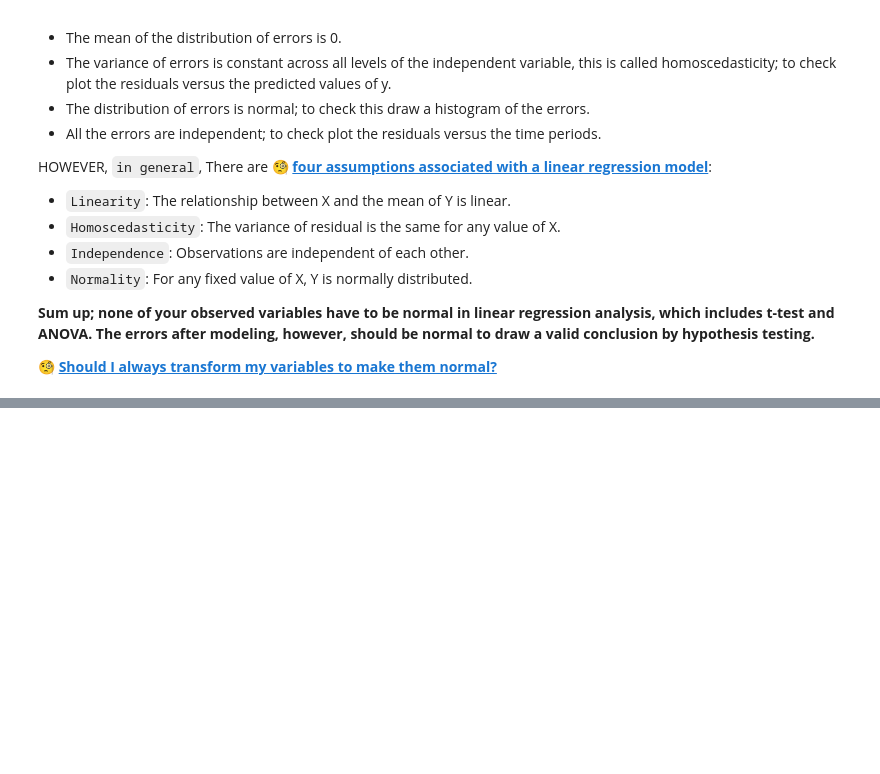
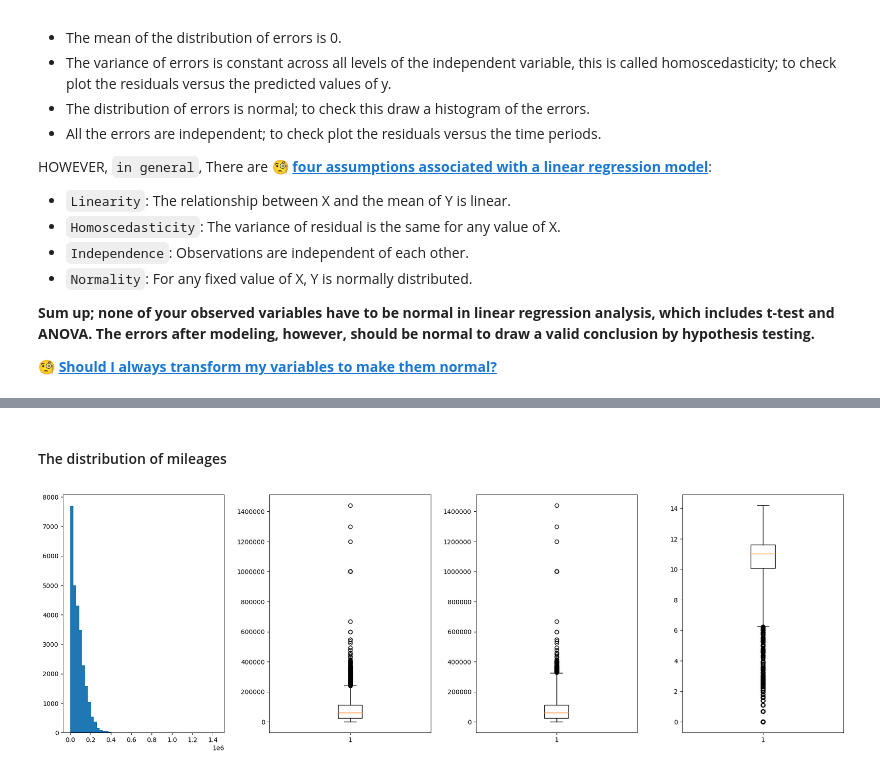
Before and after one commit to bilal-ozgur/AutoScout_Car_Price_Prediction_EDA, a Jupyter notebook: Project Solution/Car-Price-Prediction-EDA-Handling-Outliers-03.ipynb, the cells around one changed output, grey strips where cells are left out. Drawn from its saved outputs; the diff is of its cells as text; code cells hidden in the pictures; blank space fills up the shorter version.

```diff
--- a/Project Solution/Car-Price-Prediction-EDA-Handling-Outliers-03.ipynb
+++ b/Project Solution/Car-Price-Prediction-EDA-Handling-Outliers-03.ipynb
@@ -915,0 +1186,25 @@ HOWEVER, ``in general``, There are **🧐 [four assumptions associated with a li
+# %% [markdown]
+#### The distribution of mileages
+# %%
+# Let's check how the observations in "mileage" feature are distributed via Histogram and Boxplot
+
+plt.figure(figsize=(18, 6))
+
+plt.subplot(141)
+plt.hist(df.mileage, bins=50)
+
+plt.subplot(142)
+plt.boxplot(df.mileage)
+plt.ticklabel_format(style='plain', axis='y')  # suppress scientific notation in the y-axis tick labels
+
+plt.subplot(143)
+plt.boxplot(df.mileage, whis=2.5)  # boxplot based on 2.5 whisker
+plt.ticklabel_format(style='plain', axis='y')  # suppress scientific notation in the y-axis tick labels
+
+plt.subplot(144)
+plt.boxplot(np.log(df.mileage), whis=2.5)  # boxplot based on 2.5 whisker after logaritmic transformation
+
+plt.tight_layout()
+plt.show()
+# %% [output]
+[figure, added]
```
Also changed, not shown: parts of 105 cells of this notebook.
